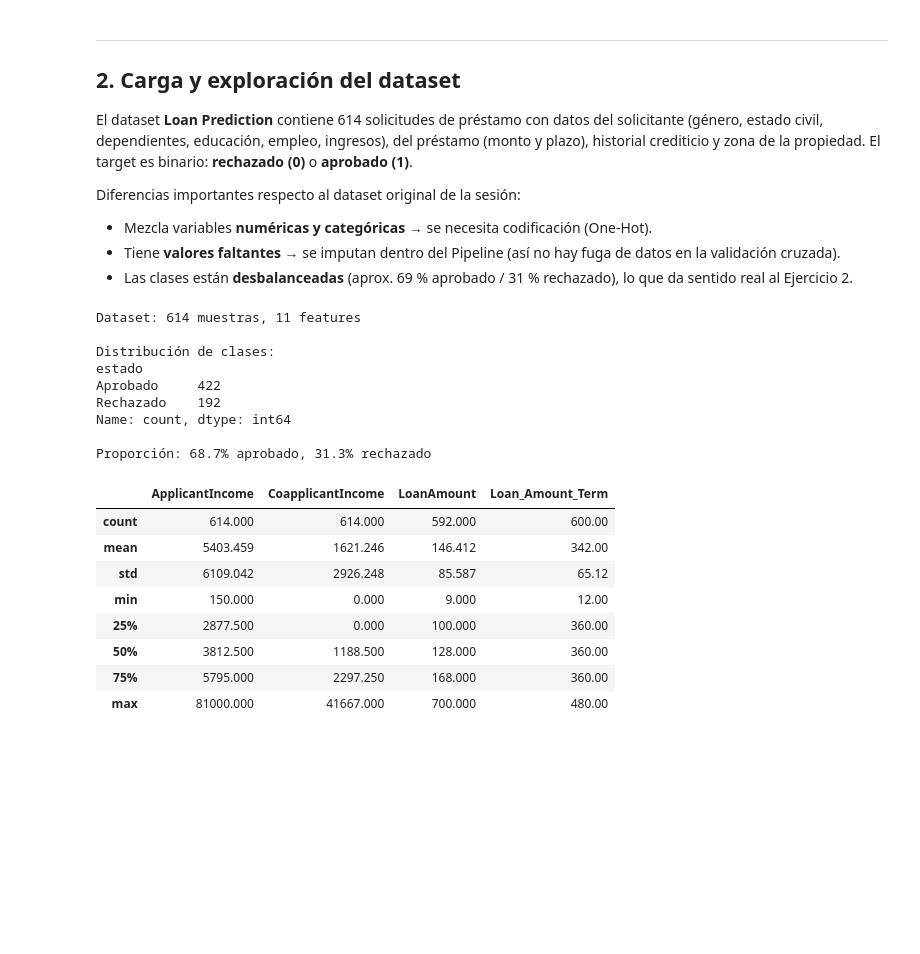
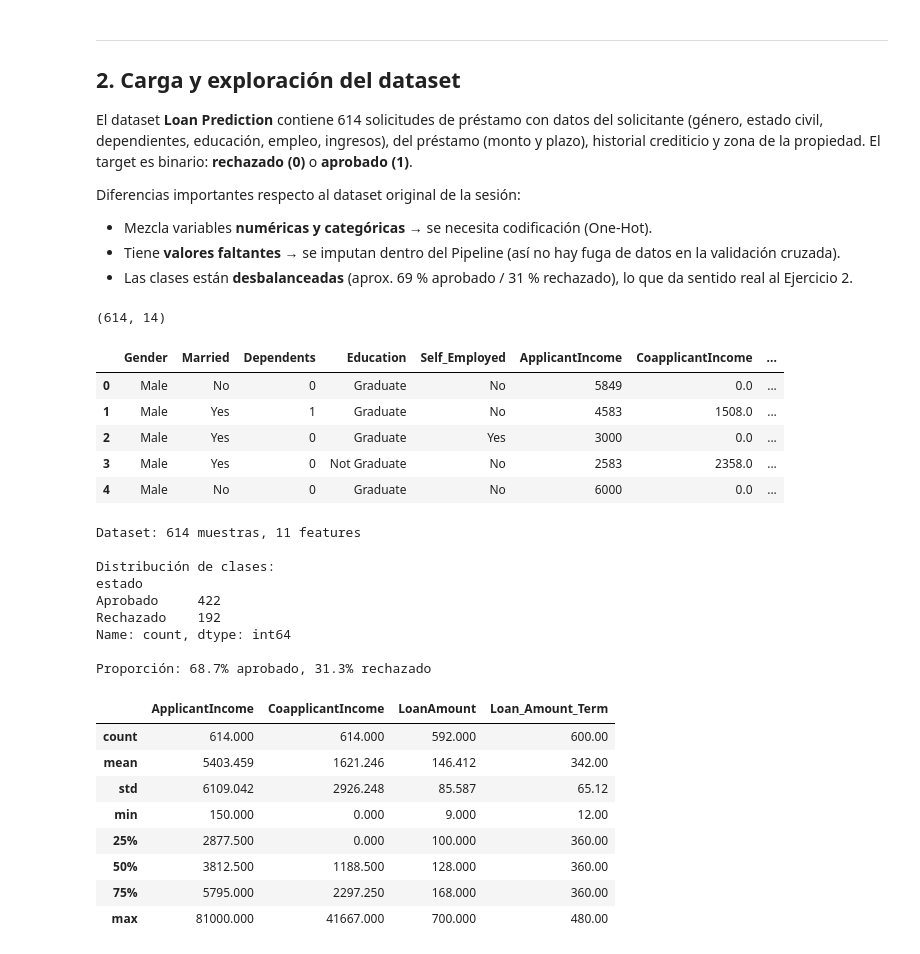
Before and after one commit to Fern44ndo/Ingenieria-conocimiento-uncp, a Jupyter notebook: recursos/sesion-02-modelos-clasificacion_II.ipynb, the cells around one changed output. Saved outputs shown, nothing was run; the diff lists cells and outputs as text; code cells hidden in the pictures; blank space fills up the shorter version.

Commit message:
Otro cambio

```diff
--- a/recursos/sesion-02-modelos-clasificacion_II.ipynb
+++ b/recursos/sesion-02-modelos-clasificacion_II.ipynb
@@ -65,38 +69,55 @@ Diferencias importantes respecto al dataset original de la sesión:
 # %%
 # ══ EJERCICIO 3 · Dataset propio + modelos adicionales ═════════════
 # Dataset propio: Loan Prediction (614 registros, 11 features)
-URL = 'https://raw.githubusercontent.com/dsrscientist/DSData/master/loan_prediction.csv'
+# Cargar el dataset de Kaggle
+df = pd.read_csv("train_u6lujuX_CvtuZ9i.csv")
 
-df = pd.read_csv(URL)
+# Eliminar identificador
+df = df.drop(columns="Loan_ID")
+
+# Variable objetivo
+df["target"] = df["Loan_Status"].map({"N": 0, "Y": 1})
+df["estado"] = df["target"].map({0: "Rechazado", 1: "Aprobado"})
+
+# Mantener Loan_Status si se utiliza en otros ejercicios
+print(df.shape)
+display(df.head())
 
 # Loan_ID es solo un identificador: no aporta información predictiva
-df = df.drop(columns='Loan_ID')
+df = df.drop(columns=["Loan_ID"], errors="ignore")
 
 # Target: 1 = Aprobado (Y), 0 = Rechazado (N)
 CLASS_NAMES = ['Rechazado', 'Aprobado']
 df['target'] = df['Loan_Status'].map({'N': 0, 'Y': 1})
 df['estado'] = df['target'].map({0: 'Rechazado', 1: 'Aprobado'})
 df = df.drop(columns='Loan_Status')
 
 # Variables predictoras
 num_cols = ['ApplicantIncome', 'CoapplicantIncome', 'LoanAmount', 'Loan_Amount_Term']
 cat_cols = ['Gender', 'Married', 'Dependents', 'Education',
             'Self_Employed', 'Credit_History', 'Property_Area']
 
 print(f'Dataset: {df.shape[0]} muestras, {len(num_cols) + len(cat_cols)} features')
 print(f'\nDistribución de clases:')
 print(df['estado'].value_counts())
 print(f'\nProporción: {df["target"].mean():.1%} aprobado, {1-df["target"].mean():.1%} rechazado')
 # %% [output]
-Dataset: 614 muestras, 11 features
-
-Distribución de clases:
-estado
-Aprobado     422
-Rechazado    192
-Name: count, dtype: int64
-
-Proporción: 68.7% aprobado, 31.3% rechazado
+(614, 14)
+|  | Gender | Married | Dependents | Education | Self_Employed | ApplicantIncome | CoapplicantIncome | ... |
+| 0 | Male | No | 0 | Graduate | No | 5849 | 0.0 | ... |
+| 1 | Male | Yes | 1 | Graduate | No | 4583 | 1508.0 | ... |
+| 2 | Male | Yes | 0 | Graduate | Yes | 3000 | 0.0 | ... |
+| 3 | Male | Yes | 0 | Not Graduate | No | 2583 | 2358.0 | ... |
+| 4 | Male | No | 0 | Graduate | No | 6000 | 0.0 | ... |
+Dataset: 614 muestras, 11 features
+
+Distribución de clases:
+estado
+Aprobado     422
+Rechazado    192
+Name: count, dtype: int64
+
+Proporción: 68.7% aprobado, 31.3% rechazado
 # %%
 # Estadísticos de las variables numéricas
 df[num_cols].describe().round(3)
```
Also changed, not shown: parts of 1 cell of this notebook, 3 other files.
